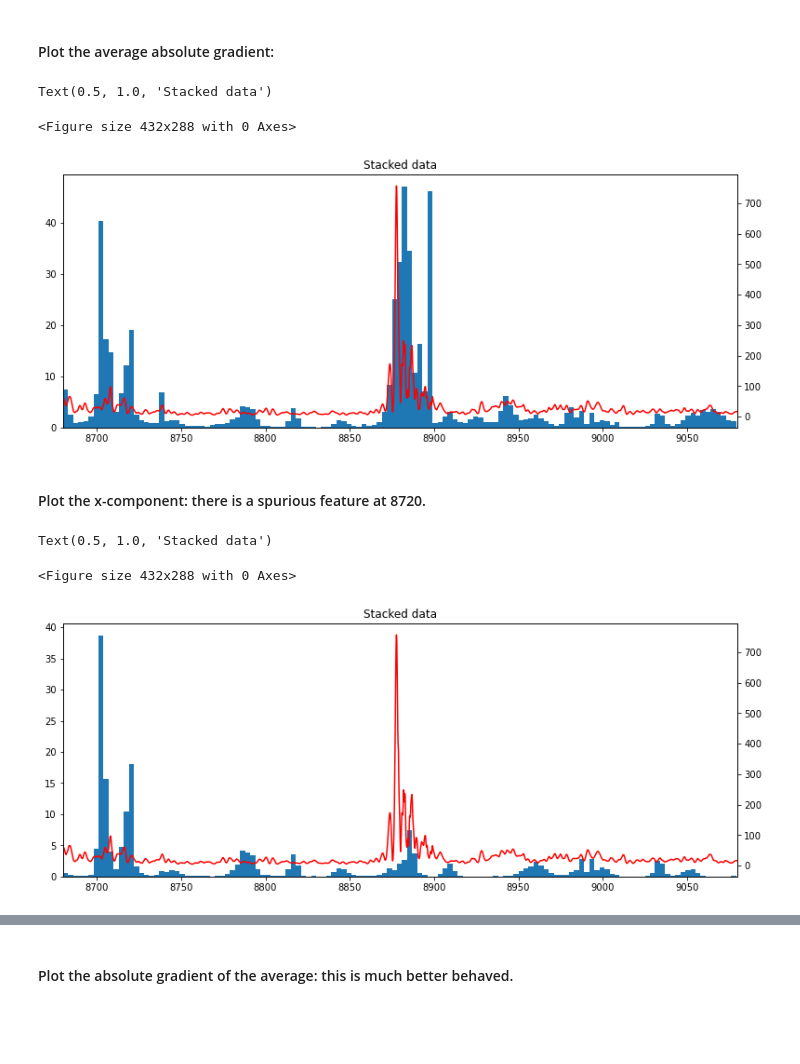
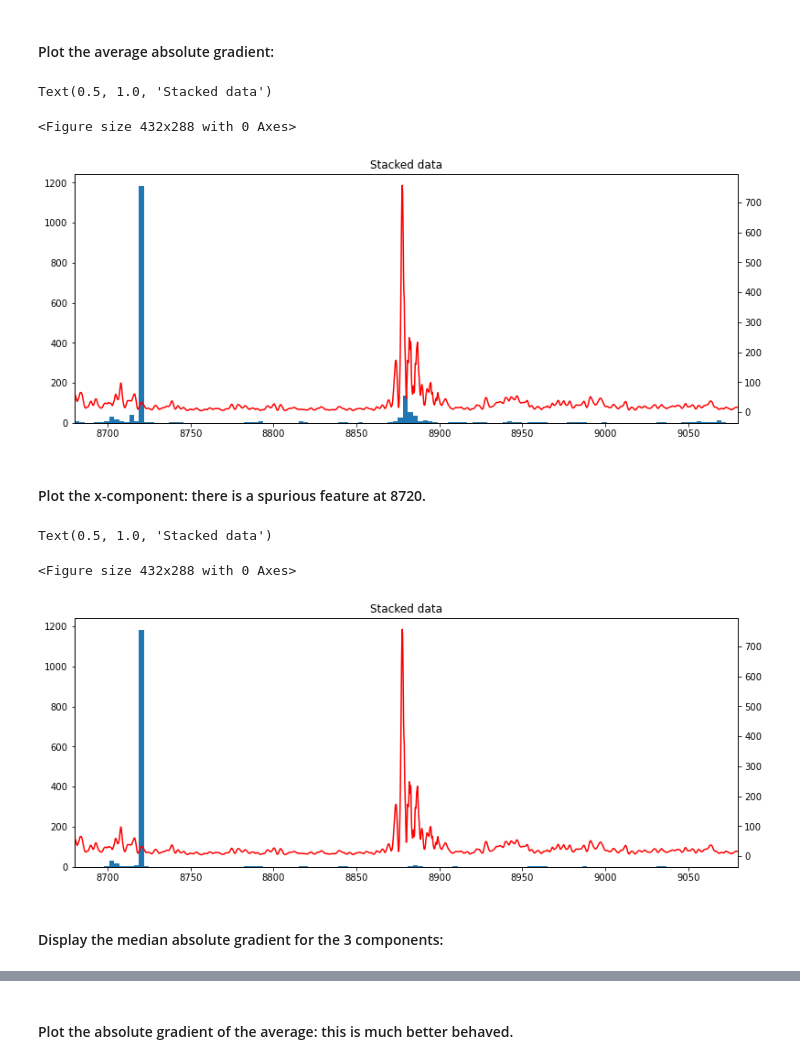
Before and after one commit to plivermore/jerk_finder, a Jupyter notebook: Python/Explore_path_model1.ipynb, the cells around one changed output, grey strips where cells are left out. Saved outputs shown, nothing was run; the diff lists cells and outputs as text; code cells hidden in the pictures; blank space fills up the shorter version.

```diff
--- a/Python/Explore_path_model1.ipynb
+++ b/Python/Explore_path_model1.ipynb
@@ -467,10 +557,14 @@ TIMES_MAX = TIMES.max()
 # ****************************************
 time_intervals_edges = np.arange(TIMES_MIN,TIMES_MAX+1,3) #return bin spacing of 3 years, up to and including the end point if appropriate.
 time_intervals_nbins = time_intervals_edges.shape[0]-1
-delta_hist_save = np.zeros( (len(run_components),time_intervals_nbins), dtype=float )
+av_delta_hist_save = np.zeros( (len(run_components),time_intervals_nbins), dtype=float )
+median_delta_hist_save = np.zeros( (len(run_components),time_intervals_nbins), dtype=float )
+lower_credible_delta_hist_save = np.zeros( (len(run_components),time_intervals_nbins), dtype=float )
+upper_credible_delta_hist_save = np.zeros( (len(run_components),time_intervals_nbins), dtype=float )
+
+
 CP_hist_save = np.zeros( (len(run_components),time_intervals_nbins), dtype=int )
 av_hist_save =  np.zeros( (len(run_components),discretise_size), dtype=float )
-
 
 for i in run_components:
     if i == 0:
@@ -494,7 +588,7 @@ for i in run_components:
 
     THIN = 100
     NBINS = 100
-    credible = 0.0
+    credible = 95
     RUNNING_MODE = 1
     burn_in = 10000
     NSAMPLE = 2000000+burn_in
@@ -506,10 +600,16 @@ for i in run_components:
     MODE = np.zeros(discretise_size,dtype=float)
     MARGINAL_DENSITY = np.zeros( (discretise_size,NBINS),dtype=float )
     N_CP_hist = np.zeros( K_MAX, dtype=int)
-    delta_slope = np.zeros( time_intervals_nbins,dtype=float )
+    av_delta_slope = np.zeros( time_intervals_nbins,dtype=float )
+    median_delta_slope = np.zeros( time_intervals_nbins,dtype=float )
+    upper_credible_delta_slope = np.zeros( time_intervals_nbins,dtype=float )
+    lower_credible_delta_slope = np.zeros( time_intervals_nbins,dtype=float )
+
     CP = np.zeros( time_intervals_nbins, dtype=int )
 
-    (Acceptance_rates, SUP, INF, AV, MEDIAN, MODE, CP, delta_slope, MARGINAL_DENSITY, N_CP_hist) = jerks.rjmcmc(
+    (Acceptance_rates, SUP, INF, AV, MEDIAN, MODE, CP, av_delta_slope,
+     median_delta_slope, upper_credible_delta_slope, lower_credible_delta_slope,
+     MARGINAL_DENSITY, N_CP_hist) = jerks.rjmcmc(
      sigmas=sigmas, burn_in=burn_in,
      nsample=NSAMPLE, num_data=NUM_DATA, times=TIMES, y=SV, delta_y=delta_SV,
      y_min=SV_MIN, y_max=SV_MAX, times_min=TIMES_MIN, times_max=TIMES_MAX, k_min=K_MIN,
@@ -517,12 +617,11 @@ for i in run_components:
      thin=THIN, nbins=NBINS, credible=credible, running_mode=RUNNING_MODE)
 
     CP_hist_save[i,:] = CP[:]
-    delta_hist_save[i,:] = delta_slope[:]
+    av_delta_hist_save[i,:] = av_delta_slope[:]
+    median_delta_hist_save[i,:] = median_delta_slope[:]
+    upper_credible_delta_hist_save[i,:] = upper_credible_delta_slope[:]
+    lower_credible_delta_hist_save[i,:] = lower_credible_delta_slope[:]
+
     av_hist_save[i,:] = AV[:]
     print(i, Acceptance_rates)
-
-    # save the average and mode for component 0
-    if i == 0:
-        av_save = AV
-        mode_save = MODE
 # %% [output]
@@ -534,21 +658,21 @@ for i in run_components:
 # %%
 plt.figure()
 f, (ax1) = plt.subplots(1, 1, figsize=(13,5) )
 left_edges = time_intervals_edges[:-1]
 fac = (NSAMPLE-burn_in)/THIN
-ax1.bar(left_edges, np.sum(delta_hist_save[:,:],axis=0), align='edge', width = 1*(left_edges[1] - left_edges[0]))
+ax1.bar(left_edges, np.sum(av_delta_hist_save[:,:],axis=0), align='edge', width = 1*(left_edges[1] - left_edges[0]))
 
 ax1b = ax1.twinx()
 
 time_EJ, EJ = np.loadtxt('Jerk_energy.dat',unpack=True)
 ax1b.plot(time_EJ, EJ,'r' )
 ax1.set_xlim(time_yearly.min(), time_yearly.max() )
 
 ax1.set_title(r'Stacked data')
 # %% [output]
 Text(0.5, 1.0, 'Stacked data')
 <Figure size 432x288 with 0 Axes>
-[figure, old version]
+[figure, new version]
 # %% [markdown]
 #### Plot the x-component: there is a spurious feature at 8720.
 # %%
@@ -556,7 +680,7 @@ plt.figure()
 f, (ax1) = plt.subplots(1, 1, figsize=(13,5) )
 left_edges = time_intervals_edges[:-1]
 fac = (NSAMPLE-burn_in)/THIN
-ax1.bar(left_edges, delta_hist_save[0,:], align='edge', width = 1*(left_edges[1] - left_edges[0]))
+ax1.bar(left_edges, av_delta_hist_save[0,:], align='edge', width = 1*(left_edges[1] - left_edges[0]))
 
 ax1b = ax1.twinx()
 
@@ -568,4 +692,6 @@ ax1.set_title(r'Stacked data')
 # %% [output]
 Text(0.5, 1.0, 'Stacked data')
 <Figure size 432x288 with 0 Axes>
-[figure, old version]
+[figure, new version]
+# %% [markdown]
+#### Display the median absolute gradient for the 3 components:
```
Also changed, not shown: parts of 16 cells of this notebook, 39 other files.
